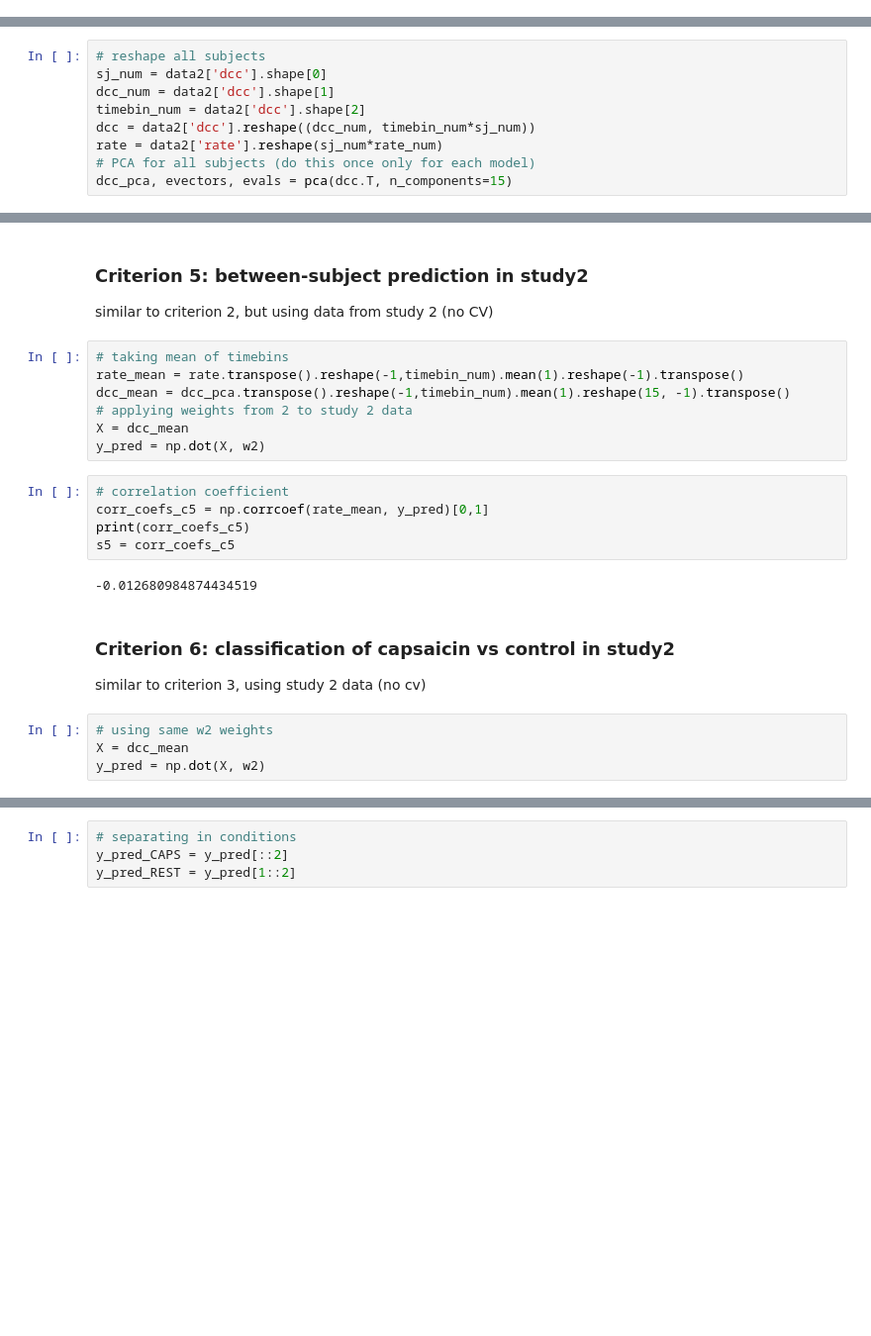
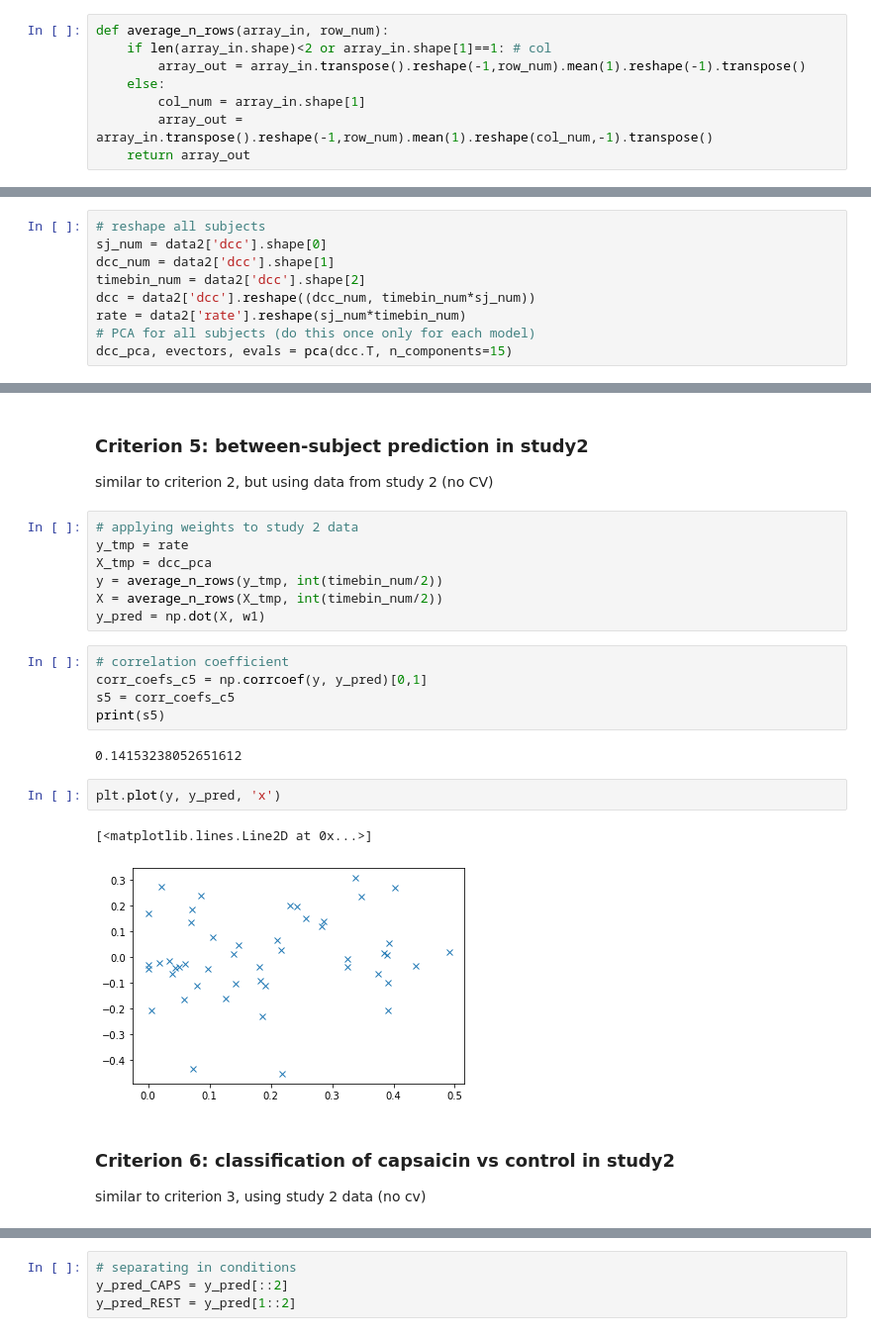
Before and after one commit to syzhang/tops_check, a Jupyter notebook: cross_validation.ipynb, the cells around one changed output, grey strips where cells are left out. Shown at 99% size. Cells and saved outputs as stored; diff of their text form; blank space fills up the shorter version.

```diff
--- a/cross_validation.ipynb
+++ b/cross_validation.ipynb
@@ -184,3 +279,11 @@ w2.shape
+# %%
+def average_n_rows(array_in, row_num):
+    if len(array_in.shape)<2 or array_in.shape[1]==1: # col
+        array_out = array_in.transpose().reshape(-1,row_num).mean(1).reshape(-1).transpose()
+    else:
+        col_num = array_in.shape[1]
+        array_out = array_in.transpose().reshape(-1,row_num).mean(1).reshape(col_num,-1).transpose()
+    return array_out
 # %%
 def criterion2(dcc_pca, rate, sj_num, timebin_num, dcc_num):
     # leave one subject out CV
@@ -259,7 +366,7 @@ sj_num = data2['dcc'].shape[0]
 dcc_num = data2['dcc'].shape[1]
 timebin_num = data2['dcc'].shape[2]
 dcc = data2['dcc'].reshape((dcc_num, timebin_num*sj_num))
-rate = data2['rate'].reshape(sj_num*rate_num)
+rate = data2['rate'].reshape(sj_num*timebin_num)
 # PCA for all subjects (do this once only for each model)
 dcc_pca, evectors, evals = pca(dcc.T, n_components=15)
 # %%
@@ -276,24 +383,25 @@ s4 = corr_coefs_c4
 # %% [markdown]
 ### Criterion 5: between-subject prediction in study2
 similar to criterion 2, but using data from study 2 (no CV)
-# %%
-# taking mean of timebins
-rate_mean = rate.transpose().reshape(-1,timebin_num).mean(1).reshape(-1).transpose()
-dcc_mean = dcc_pca.transpose().reshape(-1,timebin_num).mean(1).reshape(15, -1).transpose()
-# applying weights from 2 to study 2 data
-X = dcc_mean
-y_pred = np.dot(X, w2)
+# %%
+# applying weights to study 2 data
+y_tmp = rate
+X_tmp = dcc_pca
+y = average_n_rows(y_tmp, int(timebin_num/2))
+X = average_n_rows(X_tmp, int(timebin_num/2))
+y_pred = np.dot(X, w1)
 # %%
 # correlation coefficient
-corr_coefs_c5 = np.corrcoef(rate_mean, y_pred)[0,1]
-print(corr_coefs_c5)
+corr_coefs_c5 = np.corrcoef(y, y_pred)[0,1]
 s5 = corr_coefs_c5
+print(s5)
 # %% [output]
--0.012680984874434519
+0.14153238052651612
+# %%
+plt.plot(y, y_pred, 'x')
+# %% [output]
+[<matplotlib.lines.Line2D at 0x...>]
+[figure, added]
 # %% [markdown]
 ### Criterion 6: classification of capsaicin vs control in study2
 similar to criterion 3, using study 2 data (no cv)
-# %%
-# using same w2 weights
-X = dcc_mean
-y_pred = np.dot(X, w2)
```
Also changed, not shown: parts of 39 cells of this notebook.
